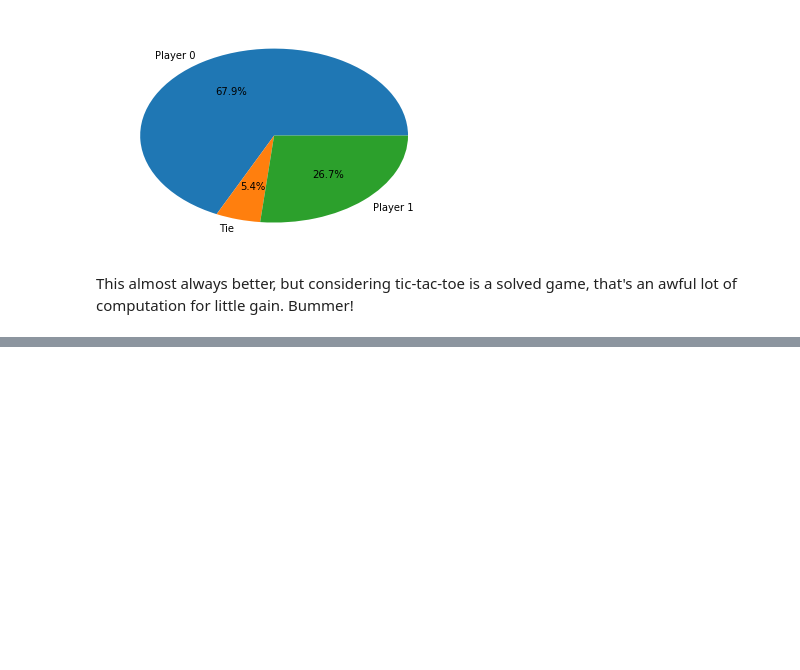
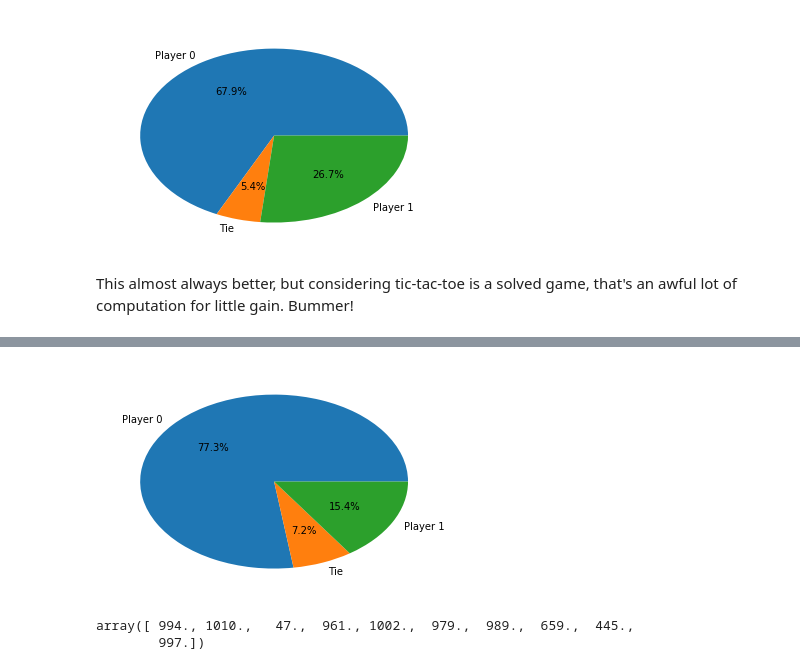
Before and after one commit to AlpacaRotorvator/tictactoeNN, a Jupyter notebook: tttNN.ipynb, the cells around one changed output, grey strips where cells are left out. Cells and saved outputs as stored; diff of their text form; code cells hidden in the pictures; blank space fills up the shorter version.

```diff
--- a/tttNN.ipynb
+++ b/tttNN.ipynb
@@ -208,13 +208,15 @@ Parameters to the construction are the population size, number of neurons for th
 class NNGATrainer:
     def __init__(self, popSize, nNeurons, mutationConst=0.7, recombConst=0.5, maxGen=10):
         self.curGen = 0
+        self.maxGen = maxGen
         self.popSize = popSize
-        self.population = [NNPlayer(nNeurons, sigmoid=lambda x: np.fmax(0, x)) \
+        self.nNeurons = nNeurons
+        self.population = [NNPlayer(self.nNeurons, sigmoid=lambda x: np.fmax(0, x)) \
                             for x in range(self.popSize)]
         self.scores = np.zeros(popSize)
         self.mutationConst = mutationConst
         self.recombConst = recombConst
-        self.N = 10
+        self.N = 25
         self.randomTrialRatio = 0.2
 
         #Some constants to help reduce clutter.
@@ -253,9 +255,9 @@ class NNGATrainer:
     def getNormalizedScores(self):
         return self.scores / (self.curGen * self.nTotalTrials)
 
-    def train(self):
+    def trainStep(self):
         self.updateAllScores()
-        self.bestFitIdx = np.where(self.scores == np.sort(normScores)[-1])[0][0]
+        self.bestFitIdx = np.where(self.scores == np.sort(self.scores)[-1])[0][0]
         self.bestFit = self.population[self.bestFitIdx].exportWeightVector()
         self.curGen += 1
 
@@ -282,12 +284,14 @@ class NNGATrainer:
             contestedScore += clashRes
 
             if (trialScore >= contestedScore):
-                self.population[i] = contestedNN
+                self.population[i] = trialNN
                 self.scores[i] = trialScore
 
-                if(trialScore > self.scores)
+                if(trialScore > self.scores[self.bestFitIdx]):
+                    self.bestFitIdx = i
+                    self.bestFit = trial
 
-
+        print("Gen {}:\n\tAvg:{}\tBest:{}".format(self.curGen, self.scores.mean(), self.scores.max()))
 
     def genMutant(self):
         normScores = self.getNormalizedScores()
@@ -300,7 +304,7 @@ class NNGATrainer:
         vecLen = mutant.size
         trial = np.zeros(vecLen)
 
-        startIdx = np.random.randint()
+        startIdx = np.random.randint(0, vecLen)
         for i in range(startIdx, startIdx + vecLen):
             if np.random.uniform() < self.recombConst:
                 trial[i % vecLen] = mutant[i % vecLen]
@@ -308,6 +312,10 @@ class NNGATrainer:
                 trial[i % vecLen] = contested[i % vecLen]
 
         return trial
+
+    def train(self):
+        while self.curGen < self.maxGen:
+            self.trainStep()
 # %% [markdown]
 With everything set up let's see how the AI fares against a random player:
 # %%
@@ -355,5 +363,5 @@ This almost always better, but considering tic-tac-toe is a solved game, that's
 
 #trained_vec.tofile("trainedvec.csv")
 # %%
-gATrainer = NNGATrainer(10, 3)
-gATrainer.updateScores()
+gATrainer = NNGATrainer(10, 1)
+gATrainer.train()
@@ -363,0 +389,16 @@ array([ 0.51851852,  0.55555556,  0.38888889,  0.15740741, -0.12962963,
+# %%
+game = TTTGame(3, (gATrainer.population[gATrainer.bestFitIdx], RandomPlayer()))
+N = 5000
+wincount= nGames(N, game)
+labels, count = np.unique(wincount, return_counts=True)
+labels = [*map(lambda x: {-1:"Player 0", 1:"Player 1", 0:"Tie"}[x], labels)]
+count = count / N
+plt.pie(count, labels=labels, autopct='%.1f%%')
+plt.show()
+# %% [output]
+[figure, added]
+# %%
+gATrainer.scores
+# %% [output]
+array([ 994., 1010.,   47.,  961., 1002.,  979.,  989.,  659.,  445.,
+        997.])
```
Also changed, not shown: parts of 4 cells of this notebook.
